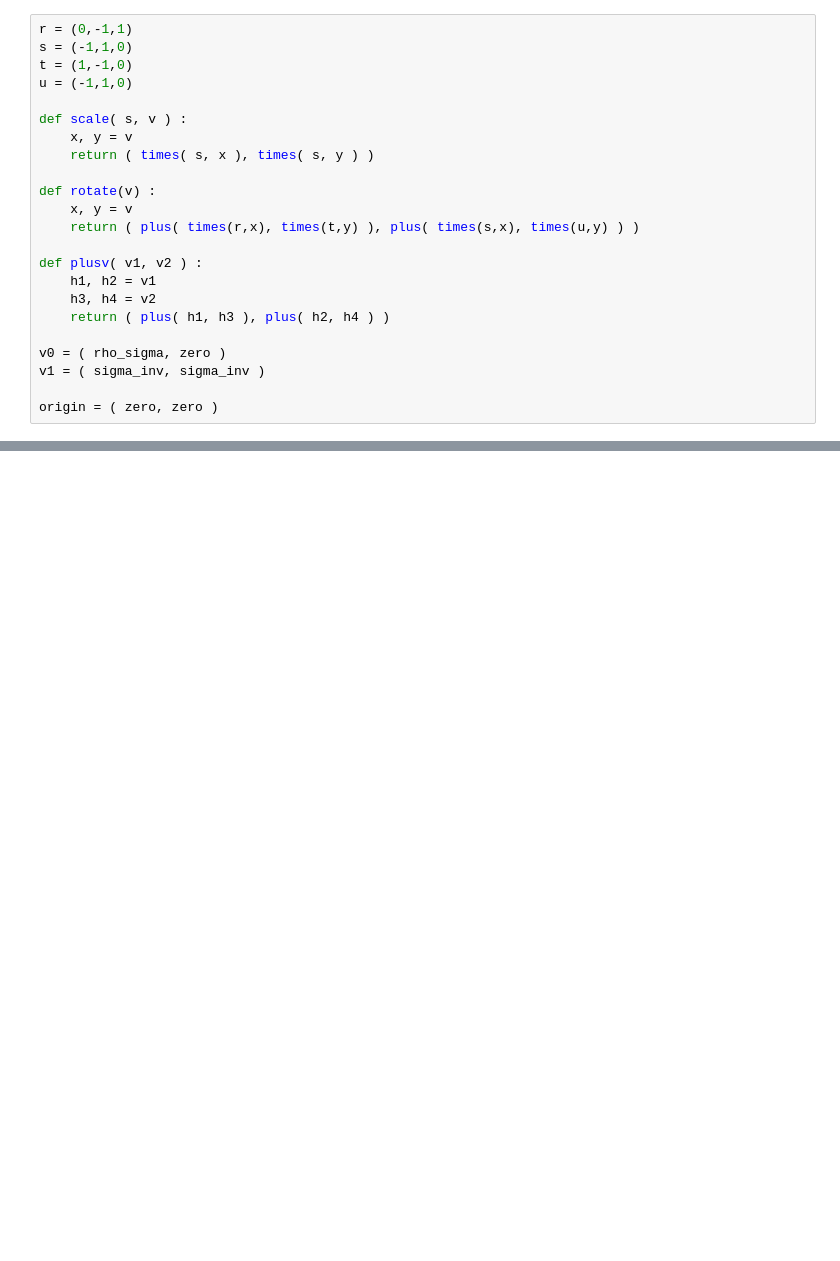
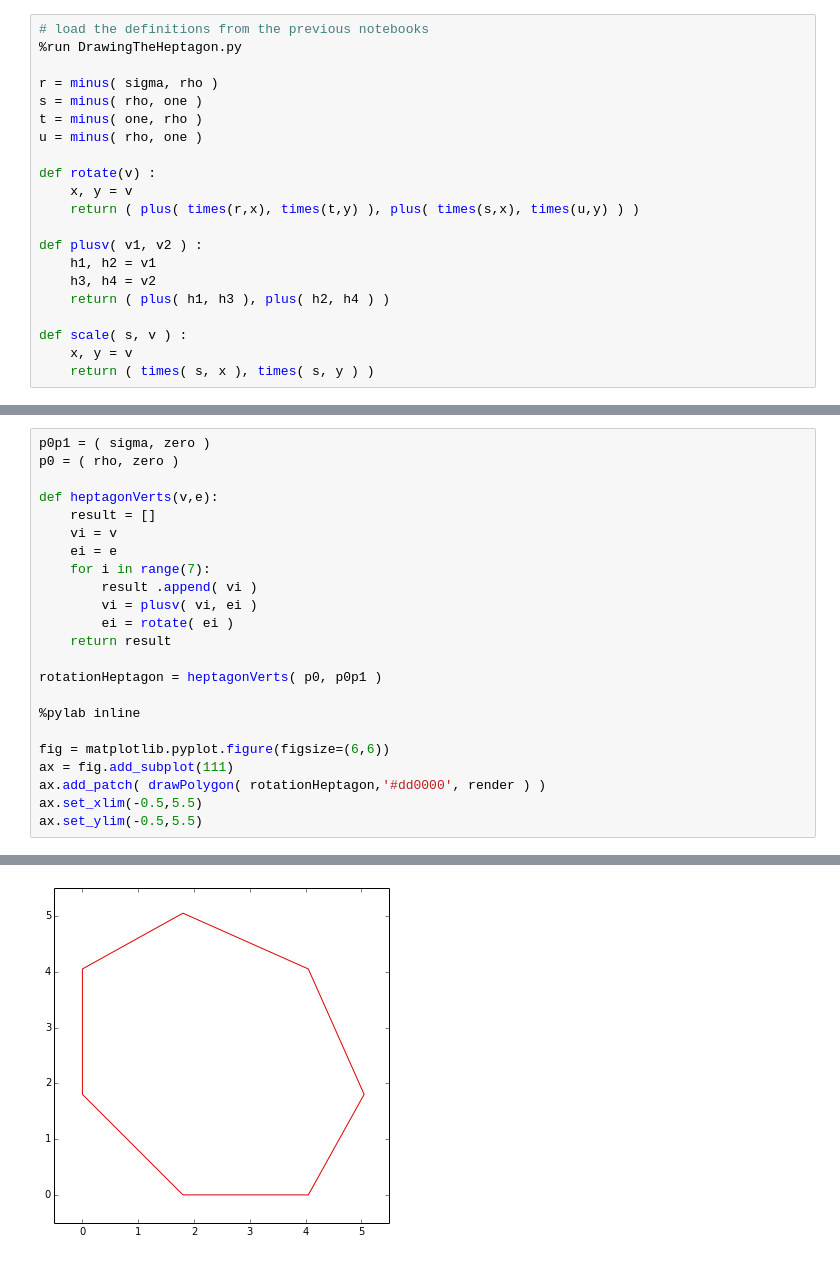
Before and after one commit to vorth/ipython, a Jupyter notebook: heptagons/Sevenfold Rotation.ipynb, the cells around one changed output, grey strips where cells are left out. Cells and saved outputs as stored; diff of their text form; blank space fills up the shorter version.

Commit message:
finished Part 3, Heptagon Rotations

```diff
--- a/heptagons/Sevenfold Rotation.ipynb
+++ b/heptagons/Sevenfold Rotation.ipynb
@@ -18,12 +60,11 @@ $$
 # %%
-r = (0,-1,1)
-s = (-1,1,0)
-t = (1,-1,0)
-u = (-1,1,0)
+# load the definitions from the previous notebooks
+%run DrawingTheHeptagon.py
 
-def scale( s, v ) :
-    x, y = v
-    return ( times( s, x ), times( s, y ) )
+r = minus( sigma, rho )
+s = minus( rho, one )
+t = minus( one, rho )
+u = minus( rho, one )
 
 def rotate(v) :
     x, y = v
@@ -34,7 +75,6 @@ def plusv( v1, v2 ) :
     h3, h4 = v2
     return ( plus( h1, h3 ), plus( h2, h4 ) )
 
-v0 = ( rho_sigma, zero )
-v1 = ( sigma_inv, sigma_inv )
-
-origin = ( zero, zero )
+def scale( s, v ) :
+    x, y = v
+    return ( times( s, x ), times( s, y ) )
@@ -40,0 +85,24 @@ origin = ( zero, zero )
+# %%
+p0p1 = ( sigma, zero )
+p0 = ( rho, zero )
+
+def heptagonVerts(v,e):
+    result = []
+    vi = v
+    ei = e
+    for i in range(7):
+        result .append( vi )
+        vi = plusv( vi, ei )
+        ei = rotate( ei )
+    return result
+
+rotationHeptagon = heptagonVerts( p0, p0p1 )
+
+%pylab inline
+
+fig = matplotlib.pyplot.figure(figsize=(6,6))
+ax = fig.add_subplot(111)
+ax.add_patch( drawPolygon( rotationHeptagon,'#dd0000', render ) )
+ax.set_xlim(-0.5,5.5)
+ax.set_ylim(-0.5,5.5)
+# %% [output]
@@ -40,0 +111 @@ origin = ( zero, zero )
+[figure, added]
```
Also changed, not shown: parts of 22 cells of this notebook, 9 other files.
